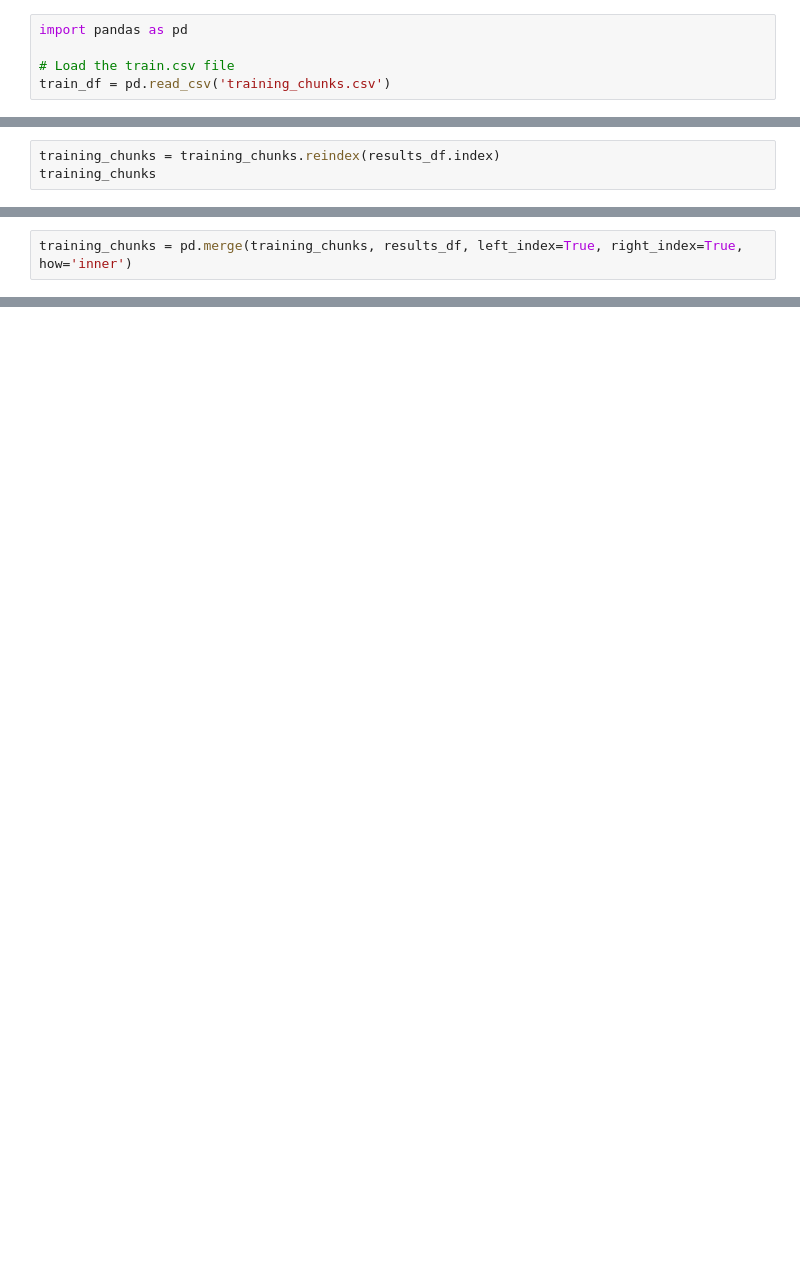
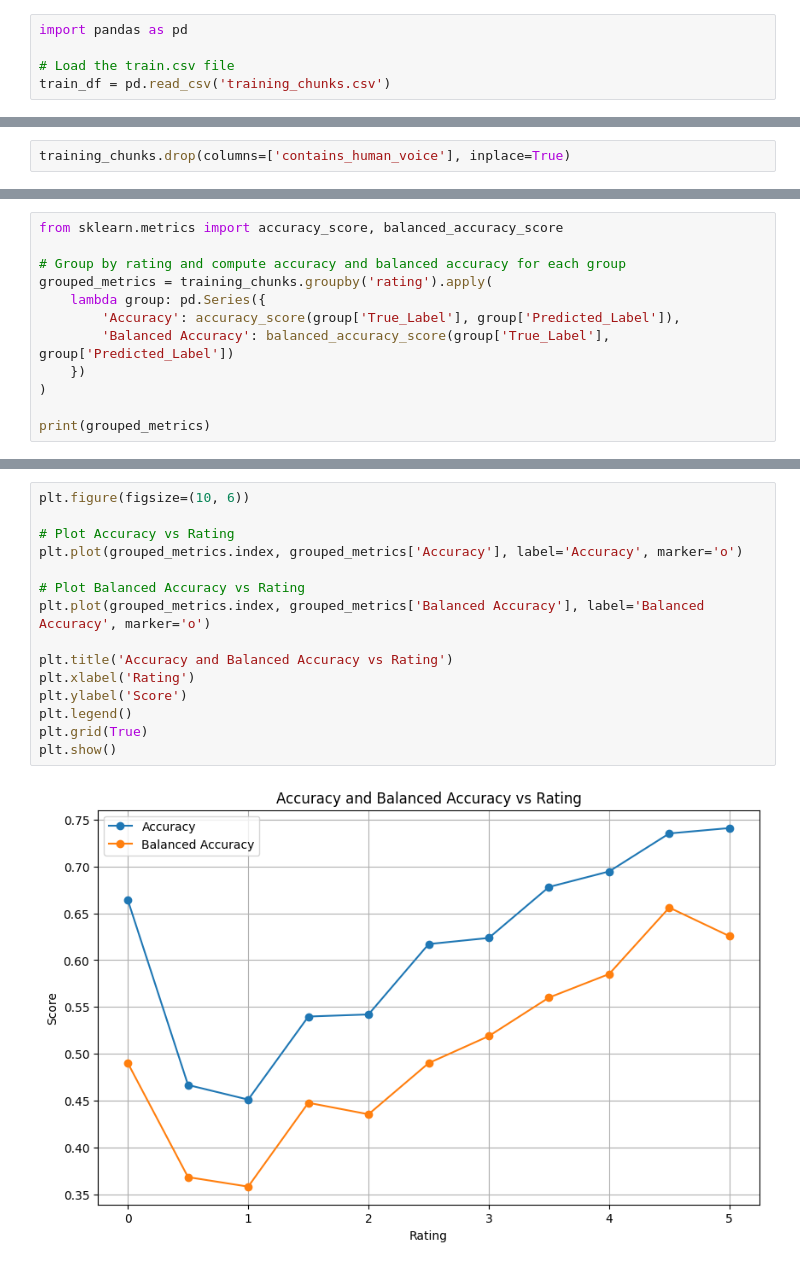
Before and after one commit to antoineschieb/BirdCLEF2025, a Jupyter notebook: explore.ipynb, the cells around one changed output, grey strips where cells are left out. Drawn from its saved outputs; the diff is of its cells as text; blank space fills up the shorter version.

```diff
--- a/explore.ipynb
+++ b/explore.ipynb
@@ -64,3 +66,0 @@ Error:
-# %%
-training_chunks = training_chunks.reindex(results_df.index)
-training_chunks
@@ -69,2 +66,0 @@ Error:
-# %%
-training_chunks = pd.merge(training_chunks, results_df, left_index=True, right_index=True, how='inner')
@@ -72,0 +67,2 @@ Error:
+# %%
+training_chunks.drop(columns=['contains_human_voice'], inplace=True)
@@ -72,0 +83,12 @@ Error:
+# %%
+from sklearn.metrics import accuracy_score, balanced_accuracy_score
+
+# Group by rating and compute accuracy and balanced accuracy for each group
+grouped_metrics = training_chunks.groupby('rating').apply(
+    lambda group: pd.Series({
+        'Accuracy': accuracy_score(group['True_Label'], group['Predicted_Label']),
+        'Balanced Accuracy': balanced_accuracy_score(group['True_Label'], group['Predicted_Label'])
+    })
+)
+
+print(grouped_metrics)
@@ -72,0 +109,17 @@ Error:
+# %%
+plt.figure(figsize=(10, 6))
+
+# Plot Accuracy vs Rating
+plt.plot(grouped_metrics.index, grouped_metrics['Accuracy'], label='Accuracy', marker='o')
+
+# Plot Balanced Accuracy vs Rating
+plt.plot(grouped_metrics.index, grouped_metrics['Balanced Accuracy'], label='Balanced Accuracy', marker='o')
+
+plt.title('Accuracy and Balanced Accuracy vs Rating')
+plt.xlabel('Rating')
+plt.ylabel('Score')
+plt.legend()
+plt.grid(True)
+plt.show()
+# %% [output]
+[figure, added]
```
Also changed, not shown: parts of 13 cells of this notebook, 4 other files.
